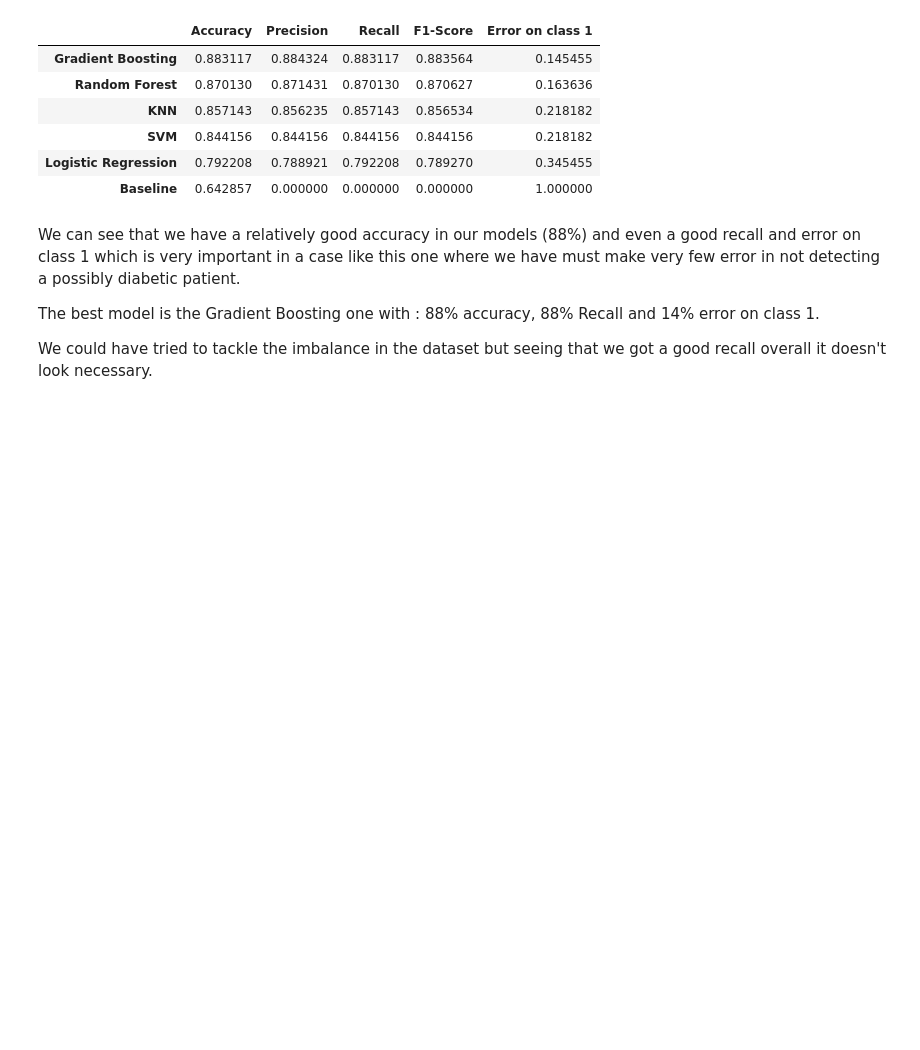
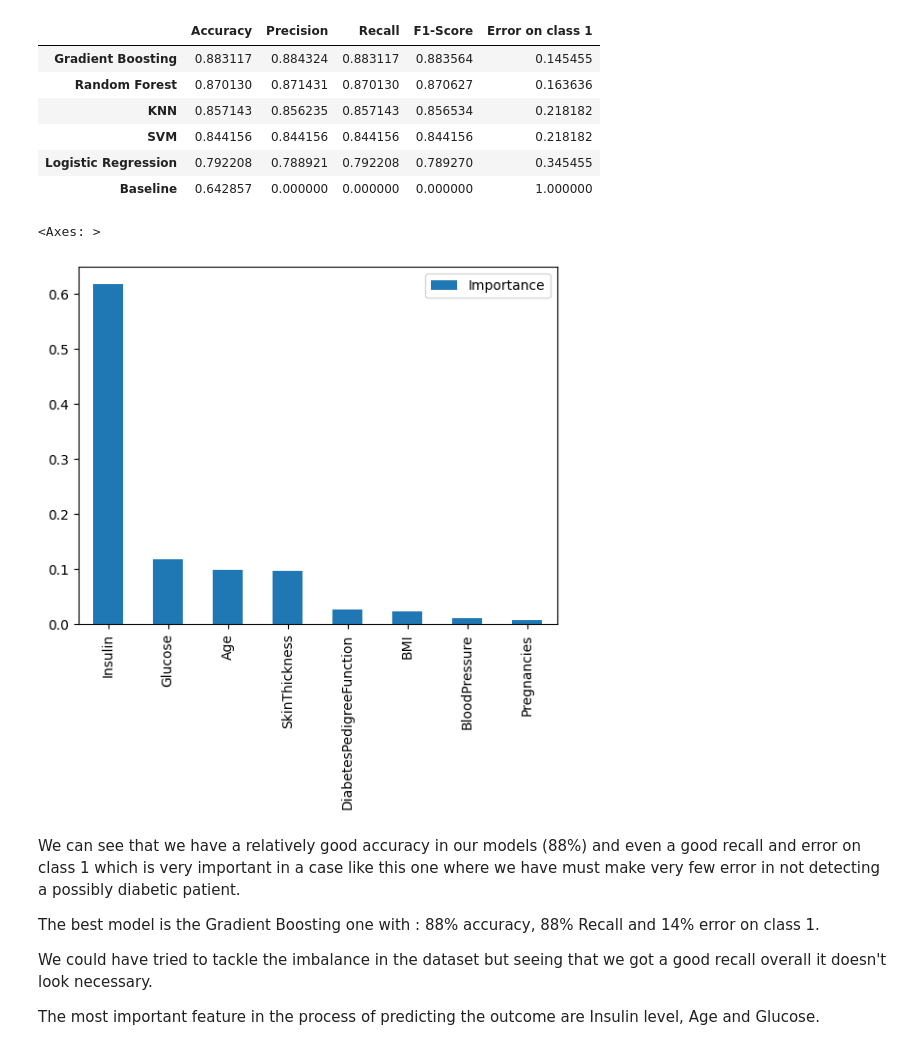
Before and after one commit to LoicLaffineur/Diabetes_Detection, a Jupyter notebook: Diabete-Detection.ipynb, the cells around one changed output. Drawn from its saved outputs; the diff is of its cells as text; code cells hidden in the pictures; blank space fills up the shorter version.

```diff
--- a/Diabete-Detection.ipynb
+++ b/Diabete-Detection.ipynb
@@ -435,9 +435,20 @@ res.sort_values(by=["Accuracy", "Precision", "Recall", "F1-Score"], ascending=Fa
 | SVM | 0.844156 | 0.844156 | 0.844156 | 0.844156 | 0.218182 |
 | Logistic Regression | 0.792208 | 0.788921 | 0.792208 | 0.789270 | 0.345455 |
 | Baseline | 0.642857 | 0.000000 | 0.000000 | 0.000000 | 1.000000 |
+# %%
+importance=pd.DataFrame(grid_gb.best_estimator_.feature_importances_)
+importance.index=X.columns
+importance.columns=["Importance"]
+importance.sort_values(by="Importance",ascending=False,inplace=True)
+importance.plot(kind="bar")
+# %% [output]
+<Axes: >
+[figure, added]
 # %% [markdown]
 We can see that we have a relatively good accuracy in our models (88%) and even a good recall and error on class 1 which is very important in a case like this one where we have must make very few error in not detecting a possibly diabetic patient.
 
 The best model is the Gradient Boosting one with : 88% accuracy, 88% Recall and 14% error on class 1.
 
 We could have tried to tackle the imbalance in the dataset but seeing that we got a good recall overall it doesn't look necessary.
+
+The most important feature in the process of predicting the outcome are Insulin level, Age and Glucose.
```
